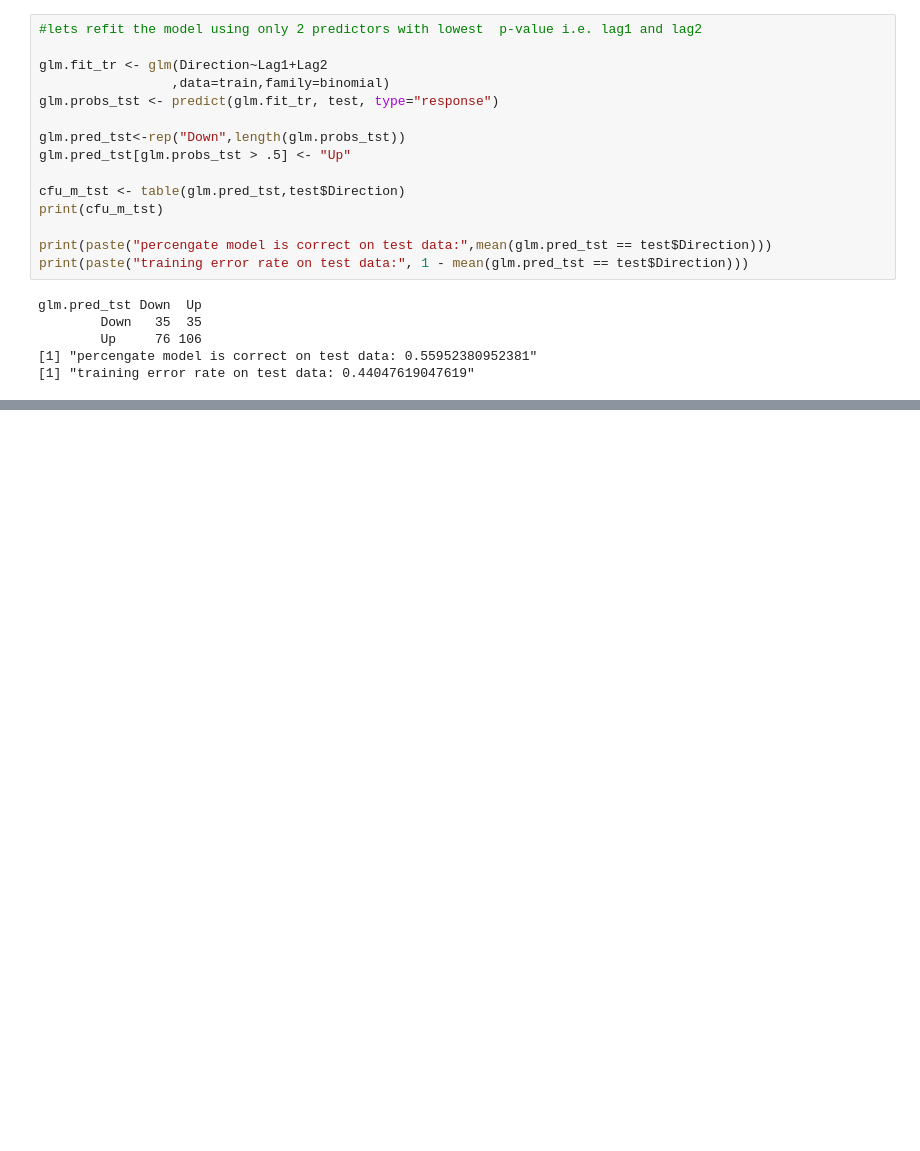
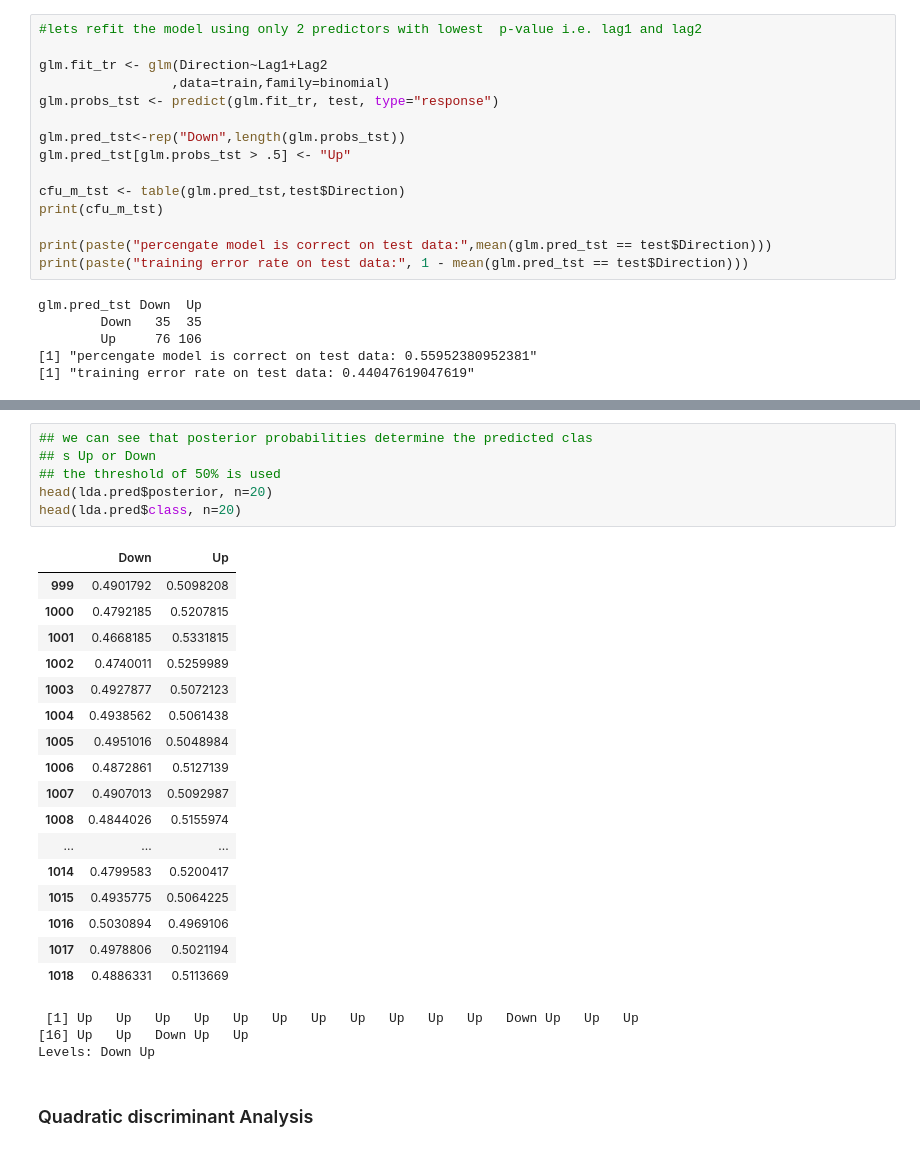
Before and after one commit to slzdevsnp/learn, a Jupyter notebook: tibshirani/ch4-Classification/ch4-lab.ipynb, the cells around one changed output, grey strips where cells are left out. Cells and saved outputs as stored; diff of their text form; blank space fills up the shorter version.

```diff
--- a/tibshirani/ch4-Classification/ch4-lab.ipynb
+++ b/tibshirani/ch4-Classification/ch4-lab.ipynb
@@ -225,0 +267,29 @@ glm.pred_tst Down  Up
+# %%
+## we can see that posterior probabilities determine the predicted clas
+## s Up or Down
+## the threshold of 50% is used
+head(lda.pred$posterior, n=20)
+head(lda.pred$class, n=20)
+# %% [output]
+|  | Down | Up |
+| 999 | 0.4901792 | 0.5098208 |
+| 1000 | 0.4792185 | 0.5207815 |
+| 1001 | 0.4668185 | 0.5331815 |
+| 1002 | 0.4740011 | 0.5259989 |
+| 1003 | 0.4927877 | 0.5072123 |
+| 1004 | 0.4938562 | 0.5061438 |
+| 1005 | 0.4951016 | 0.5048984 |
+| 1006 | 0.4872861 | 0.5127139 |
+| 1007 | 0.4907013 | 0.5092987 |
+| 1008 | 0.4844026 | 0.5155974 |
+| ... | ... | ... |
+| 1014 | 0.4799583 | 0.5200417 |
+| 1015 | 0.4935775 | 0.5064225 |
+| 1016 | 0.5030894 | 0.4969106 |
+| 1017 | 0.4978806 | 0.5021194 |
+| 1018 | 0.4886331 | 0.5113669 |
+ [1] Up   Up   Up   Up   Up   Up   Up   Up   Up   Up   Up   Down Up   Up   Up
+[16] Up   Up   Down Up   Up
+Levels: Down Up
+# %% [markdown]
+### Quadratic discriminant Analysis
```
Also changed, not shown: parts of 9 cells of this notebook, 1 other file.
